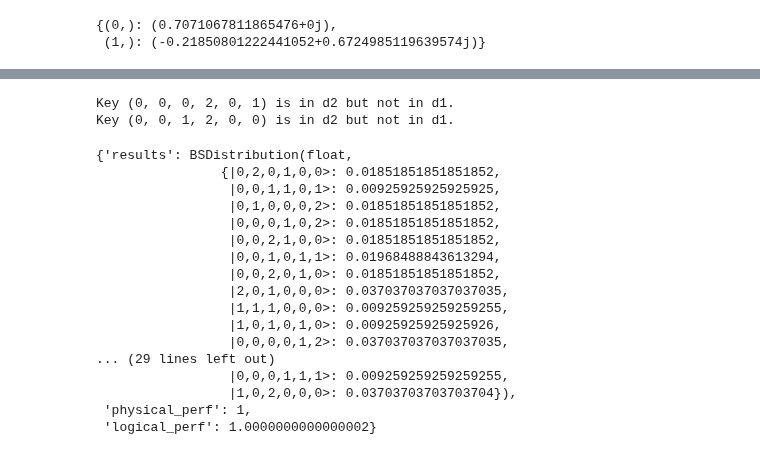
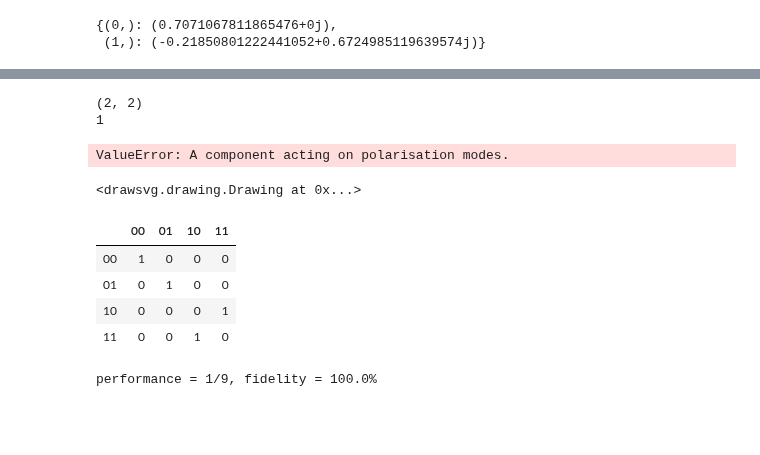
Before and after one commit to quantinuum-dev/optyx, a Jupyter notebook: docs/notebooks/test_perceval.ipynb, the cells around one changed output, grey strips where cells are left out. Cells and saved outputs as stored; diff of their text form; code cells hidden in the pictures; blank space fills up the shorter version.

Commit message:
Testing perceval conversion

```diff
--- a/docs/notebooks/test_perceval.ipynb
+++ b/docs/notebooks/test_perceval.ipynb
@@ -807,8 +792,0 @@ def check_dict_agreement(d1, d2, rtol=1e-5, atol=1e-8):
-# %%
-check_dict_agreement(
-    {tuple(k): v for k, v in dict(res["results"]).items()},
-    dist
-)
-# %% [output]
-Key (0, 0, 0, 2, 0, 1) is in d2 but not in d1.
-Key (0, 0, 1, 2, 0, 0) is in d2 but not in d1.
@@ -817,20 +793,35 @@ from perceval import BSDistribution
-# %%
-res
-# %% [output]
-{'results': BSDistribution(float,
-                {|0,2,0,1,0,0>: 0.01851851851851852,
-                 |0,0,1,1,0,1>: 0.00925925925925925,
-                 |0,1,0,0,0,2>: 0.01851851851851852,
-                 |0,0,0,1,0,2>: 0.01851851851851852,
-                 |0,0,2,1,0,0>: 0.01851851851851852,
-                 |0,0,1,0,1,1>: 0.01968488843613294,
-                 |0,0,2,0,1,0>: 0.01851851851851852,
-                 |2,0,1,0,0,0>: 0.037037037037037035,
-                 |1,1,1,0,0,0>: 0.009259259259259255,
-                 |1,0,1,0,1,0>: 0.00925925925925926,
-                 |0,0,0,0,1,2>: 0.037037037037037035,
-... (29 lines left out)
-                 |0,0,0,1,1,1>: 0.009259259259259255,
-                 |1,0,2,0,0,0>: 0.03703703703703704}),
- 'physical_perf': 1,
- 'logical_perf': 1.0000000000000002}
+# %%
+from_perceval(p_new)
+# %% [output]
+(2, 2)
+1
+ValueError: A component acting on polarisation modes.
+# %%
+pcvl.pdisplay(p_new, recursive=True)
+# %% [output]
+<drawsvg.drawing.Drawing at 0x...>
+# %%
+import math
+
+import perceval as pcvl
+
+p = pcvl.catalog['postprocessed cnot'].build_processor()
+
+states = {
+    pcvl.BasicState([1, 0, 1, 0]): "00",
+    pcvl.BasicState([1, 0, 0, 1]): "01",
+    pcvl.BasicState([0, 1, 1, 0]): "10",
+    pcvl.BasicState([0, 1, 0, 1]): "11"
+}
+
+ca = pcvl.algorithm.Analyzer(p, states)
+ca.compute(expected={"00": "00", "01": "01", "10": "11", "11": "10"})
+pcvl.pdisplay(ca)
+print(f"performance = {pcvl.simple_float(ca.performance)[1]}, fidelity = {ca.fidelity*100}%")
+# %% [output]
+|  | 00 | 01 | 10 | 11 |
+| 00 | 1 | 0 | 0 | 0 |
+| 01 | 0 | 1 | 0 | 0 |
+| 10 | 0 | 0 | 0 | 1 |
+| 11 | 0 | 0 | 1 | 0 |
+performance = 1/9, fidelity = 100.0%
```
Also changed, not shown: parts of 47 cells of this notebook.
